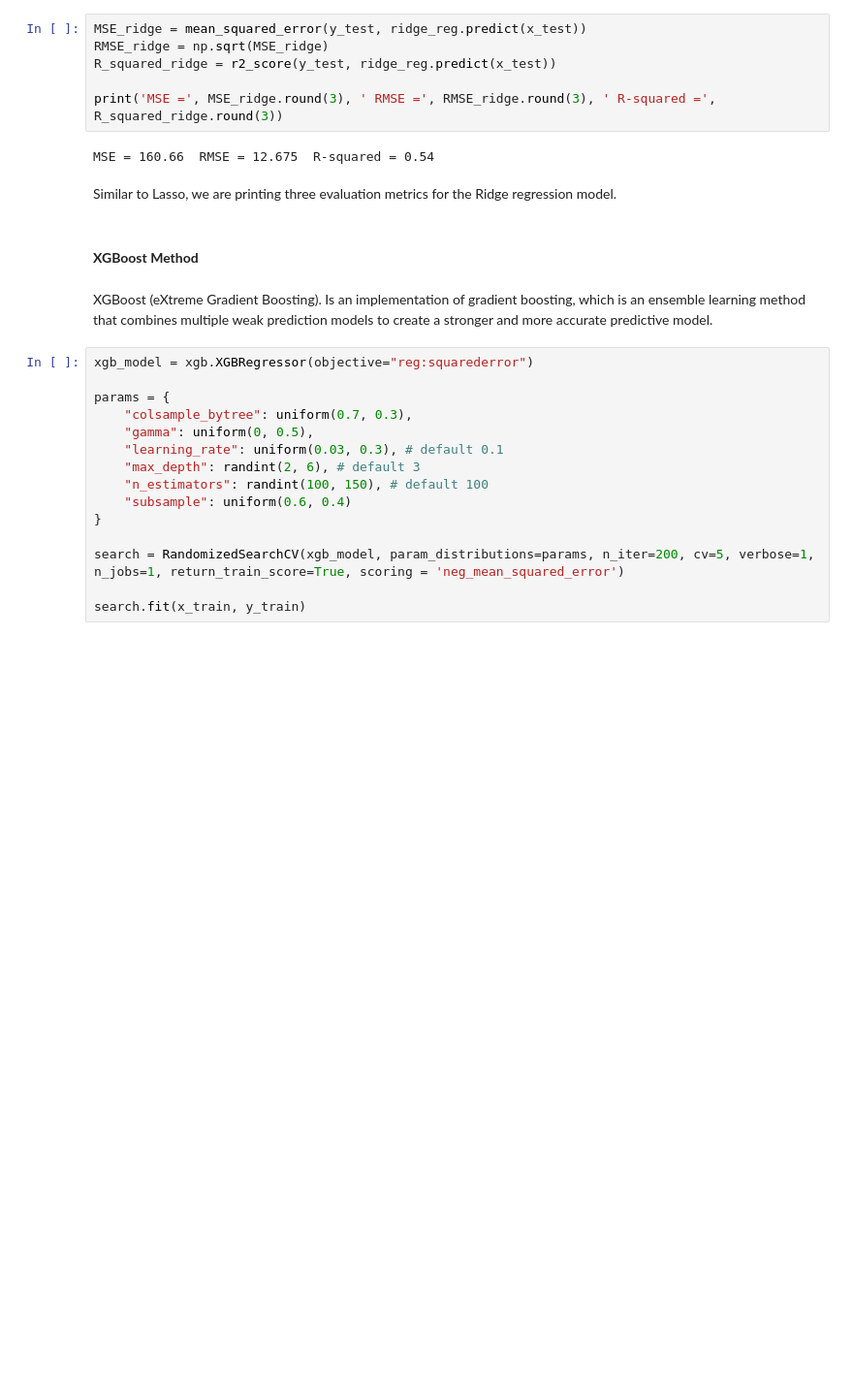
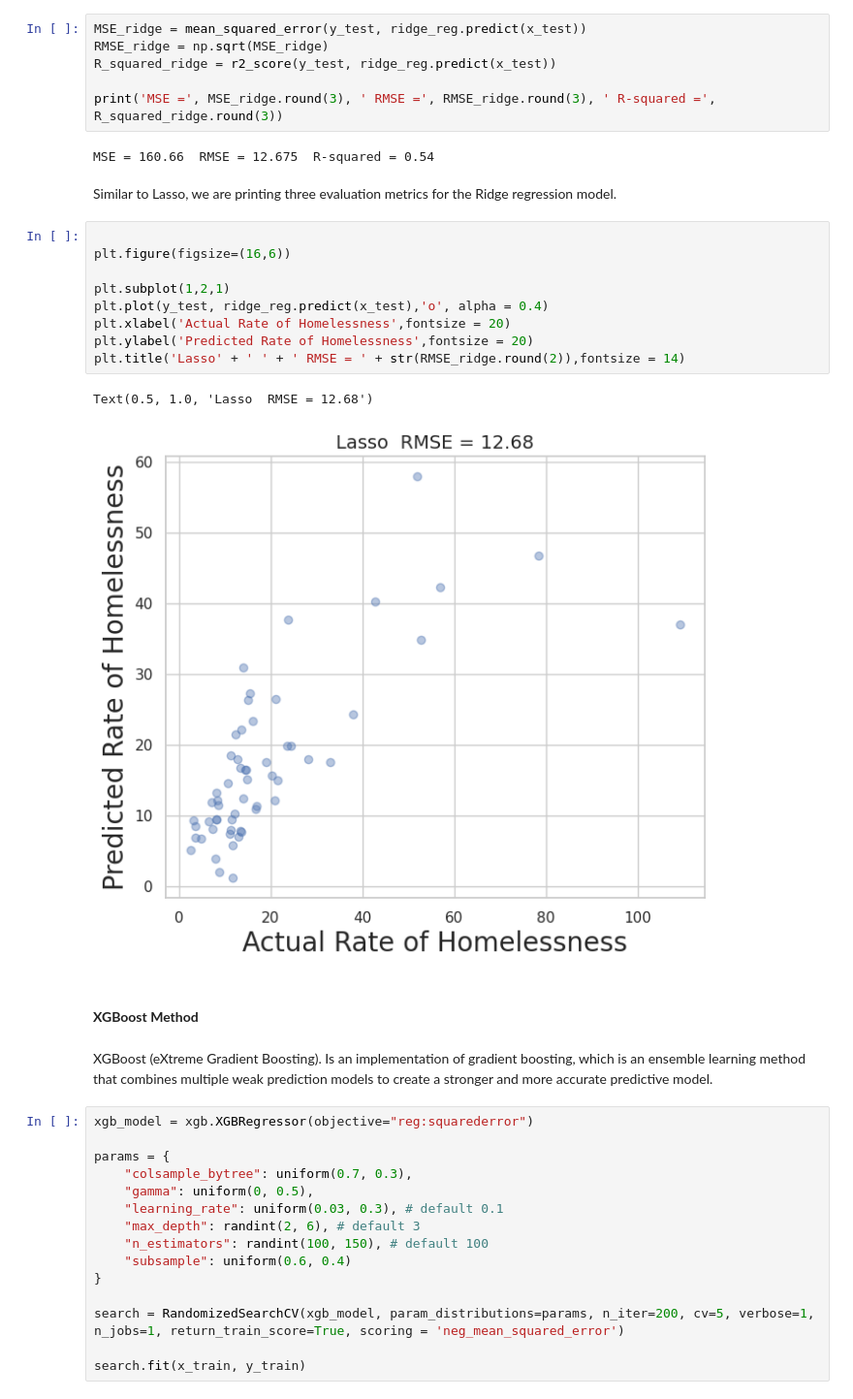
Before and after one commit to BYFarag/Homelessness, a Jupyter notebook: Bayan_Farag_DATA_3320_Homelessness_Analysis_.ipynb, the cells around one changed output. Shown at 97% size. Drawn from its saved outputs; the diff is of its cells as text; blank space fills up the shorter version.

```diff
--- a/Bayan_Farag_DATA_3320_Homelessness_Analysis_.ipynb
+++ b/Bayan_Farag_DATA_3320_Homelessness_Analysis_.ipynb
@@ -400,6 +400,18 @@ print('MSE =', MSE_ridge.round(3), ' RMSE =', RMSE_ridge.round(3), ' R-squared =
 MSE = 160.66  RMSE = 12.675  R-squared = 0.54
 # %% [markdown]
 Similar to Lasso, we are printing three evaluation metrics for the Ridge regression model.
+# %%
+
+plt.figure(figsize=(16,6))
+
+plt.subplot(1,2,1)
+plt.plot(y_test, ridge_reg.predict(x_test),'o', alpha = 0.4)
+plt.xlabel('Actual Rate of Homelessness',fontsize = 20)
+plt.ylabel('Predicted Rate of Homelessness',fontsize = 20)
+plt.title('Lasso' + ' ' + ' RMSE = ' + str(RMSE_ridge.round(2)),fontsize = 14)
+# %% [output]
+Text(0.5, 1.0, 'Lasso  RMSE = 12.68')
+[figure, added]
 # %% [markdown]
 #### **XGBoost Method**
 # %% [markdown]
```
Also changed, not shown: parts of 4 cells of this notebook.
